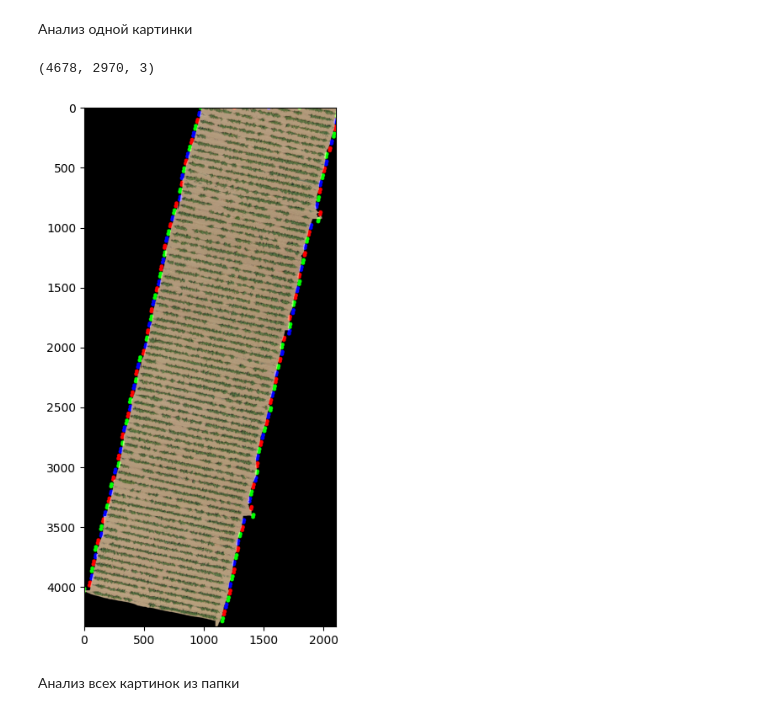
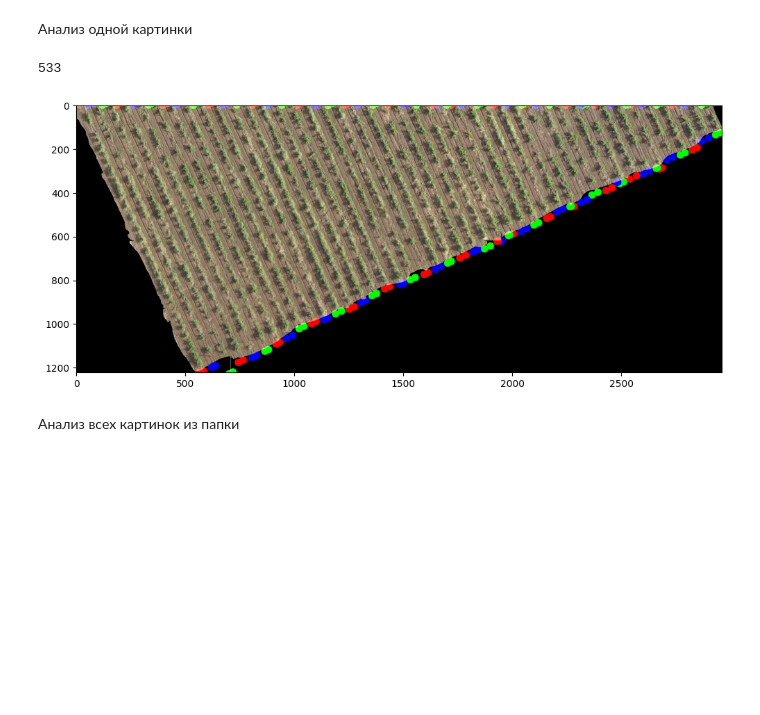
Before and after one commit to ITMO449-ML-department/rotate-and-cut, a Jupyter notebook: example.ipynb, the cells around one changed output. Drawn from its saved outputs; the diff is of its cells as text; code cells hidden in the pictures; blank space fills up the shorter version.

```diff
--- a/example.ipynb
+++ b/example.ipynb
@@ -29,14 +29,14 @@ def show_bboxes(NAME, bboxes):
 # %% [markdown]
 Анализ одной картинки
 # %%
-NAME = "examples/example_1.jpg"
+NAME = "examples/example_10.jpg"
 save_path = "debug"
 
 bboxes = bbox_getter.get_bb(NAME, save_path=save_path, verbose=0)
 show_bboxes(NAME, bboxes)
 # %% [output]
-(4678, 2970, 3)
+533
-[figure, old version]
+[figure, new version]
 # %% [markdown]
 Анализ всех картинок из папки
 # %%
```
Also changed, not shown: parts of 2 cells of this notebook, 3 other files.
